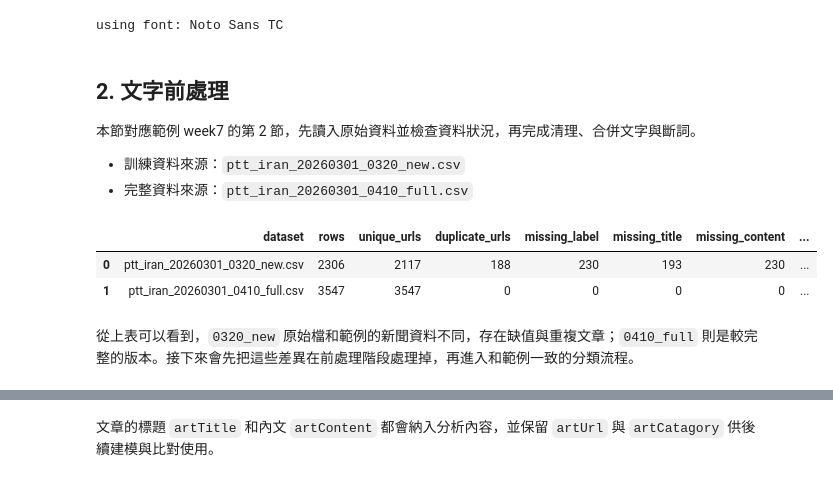
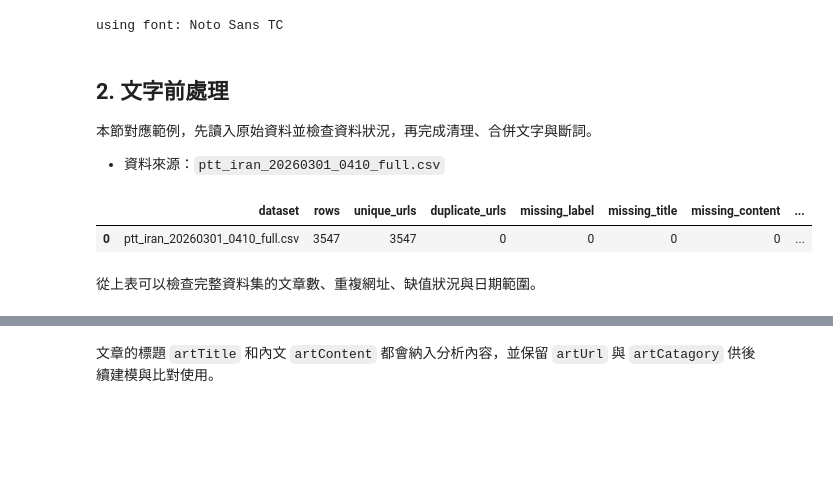
Before and after one commit to JustiseN/Social_Network_Analysis_Group_3_work2, a Jupyter notebook: groupwork2/code/week7_project.ipynb, the cells around one changed output, grey strips where cells are left out. Drawn from its saved outputs; the diff is of its cells as text; code cells hidden in the pictures; blank space fills up the shorter version.

```diff
--- a/groupwork2/code/week7_project.ipynb
+++ b/groupwork2/code/week7_project.ipynb
@@ -74,39 +70,42 @@ print(f'using font: {font_name}')
 using font: Noto Sans TC
 # %% [markdown]
 ## 2. 文字前處理
-本節對應範例 week7 的第 2 節，先讀入原始資料並檢查資料狀況，再完成清理、合併文字與斷詞。
+本節對應範例，先讀入原始資料並檢查資料狀況，再完成清理、合併文字與斷詞。
 
-- 訓練資料來源：`ptt_iran_20260301_0320_new.csv`
-- 完整資料來源：`ptt_iran_20260301_0410_full.csv`
+- 資料來源：`ptt_iran_20260301_0410_full.csv`
 # %%
-train_raw = pd.read_csv(DATA_DIR / 'ptt_iran_20260301_0320_new.csv')
+# 讀取原始 PTT 資料，並建立 summarize_raw_dataset() 函式檢查資料筆數、重複網址、缺值與日期範圍。
+# 這一格的輸出 raw_summary 可以用來確認資料是否完整、是否有重複文章，以及標籤欄位是否有缺失。
+
 full_raw = pd.read_csv(DATA_DIR / 'ptt_iran_20260301_0410_full.csv')
 
 
+# 定義一個摘要函式，用來檢查原始資料集的品質
 def summarize_raw_dataset(df, dataset_name):
+    # 將文章日期轉成 datetime，無法轉換者會變成 NaT
     art_date = pd.to_datetime(df['artDate'], errors='coerce')
     return {
         'dataset': dataset_name,
         'rows': len(df),
         'unique_urls': df['artUrl'].nunique(dropna=True),
         'duplicate_urls': df['artUrl'].duplicated().sum(),
         'missing_label': df['artCatagory'].isna().sum(),
         'missing_title': df['artTitle'].isna().sum(),
         'missing_content': df['artContent'].isna().sum(),
         'date_min': art_date.min(),
         'date_max': art_date.max(),
     }
 
+
+# 將摘要結果整理成 DataFrame，方便在 notebook 中以表格呈現
 raw_summary = pd.DataFrame([
-    summarize_raw_dataset(train_raw, 'ptt_iran_20260301_0320_new.csv'),
     summarize_raw_dataset(full_raw, 'ptt_iran_20260301_0410_full.csv'),
 ])
 
 display(raw_summary)
 # %% [output]
 |  | dataset | rows | unique_urls | duplicate_urls | missing_label | missing_title | missing_content | ... |
-| 0 | ptt_iran_20260301_0320_new.csv | 2306 | 2117 | 188 | 230 | 193 | 230 | ... |
-| 1 | ptt_iran_20260301_0410_full.csv | 3547 | 3547 | 0 | 0 | 0 | 0 | ... |
+| 0 | ptt_iran_20260301_0410_full.csv | 3547 | 3547 | 0 | 0 | 0 | 0 | ... |
 # %% [markdown]
-從上表可以看到，`0320_new` 原始檔和範例的新聞資料不同，存在缺值與重複文章；`0410_full` 則是較完整的版本。接下來會先把這些差異在前處理階段處理掉，再進入和範例一致的分類流程。
+從上表可以檢查完整資料集的文章數、重複網址、缺值狀況與日期範圍。
 # %%
```
Also changed, not shown: parts of 56 cells of this notebook.
